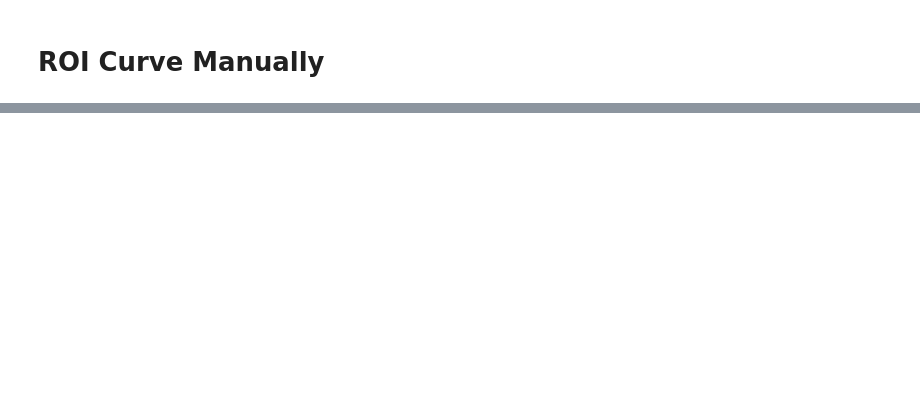
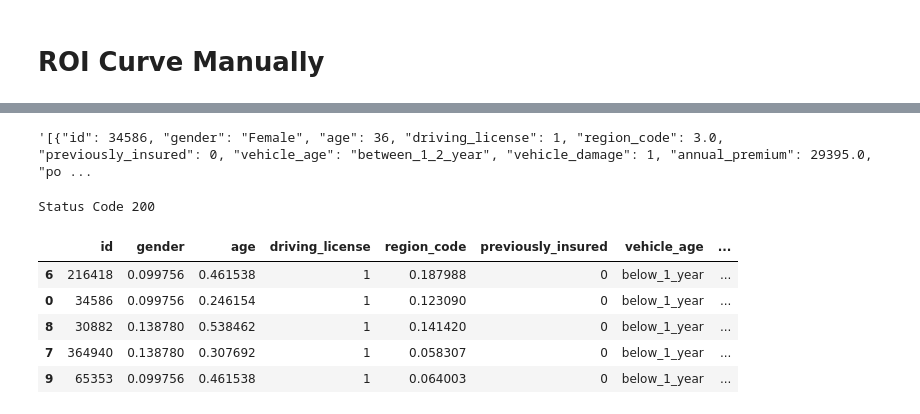
Before and after one commit to nortonvanz/Health-Insurance-Ranking, a Jupyter notebook: health_insurance_cross-sell/notebooks/look_1.0-mdfl-health-insurance-cross-sell.ipynb, the cells around one changed output, grey strips where cells are left out. Saved outputs shown, nothing was run; the diff lists cells and outputs as text; code cells hidden in the pictures; blank space fills up the shorter version.

Commit message:
deploy model in production

```diff
--- a/health_insurance_cross-sell/notebooks/look_1.0-mdfl-health-insurance-cross-sell.ipynb
+++ b/health_insurance_cross-sell/notebooks/look_1.0-mdfl-health-insurance-cross-sell.ipynb
@@ -850,0 +899,33 @@ Joao
+# %%
+# loading test dataset
+df_test = x_validation
+df_test['response'] = y_validation
+# %%
+df_test = df_test.sample(10)
+# %%
+# convert dataframe to json
+data = json.dumps( df_test.to_dict( orient='records' ) )
+# %%
+data
+# %% [output]
+'[{"id": 34586, "gender": "Female", "age": 36, "driving_license": 1, "region_code": 3.0, "previously_insured": 0, "vehicle_age": "between_1_2_year", "vehicle_damage": 1, "annual_premium": 29395.0, "po ...
+# %%
+# API Call
+#url = 'http://0.0.0.0:5000/predict'
+url = 'https://health-insurance-model.herokuapp.com/predict'
+header = {'Content-type': 'application/json' }
+
+r = requests.post( url, data=data, headers=header )
+print( 'Status Code {}'.format( r.status_code ) )
+# %% [output]
+Status Code 200
+# %%
+d1 = pd.DataFrame( r.json(), columns=r.json()[0].keys() )
+d1.sort_values( 'score', ascending=False ).head()
+# %% [output]
+|  | id | gender | age | driving_license | region_code | previously_insured | vehicle_age | ... |
+| 6 | 216418 | 0.099756 | 0.461538 | 1 | 0.187988 | 0 | below_1_year | ... |
+| 0 | 34586 | 0.099756 | 0.246154 | 1 | 0.123090 | 0 | below_1_year | ... |
+| 8 | 30882 | 0.138780 | 0.538462 | 1 | 0.141420 | 0 | below_1_year | ... |
+| 7 | 364940 | 0.138780 | 0.307692 | 1 | 0.058307 | 0 | below_1_year | ... |
+| 9 | 65353 | 0.099756 | 0.461538 | 1 | 0.064003 | 0 | below_1_year | ... |
```
Also changed, not shown: parts of 37 cells of this notebook.
